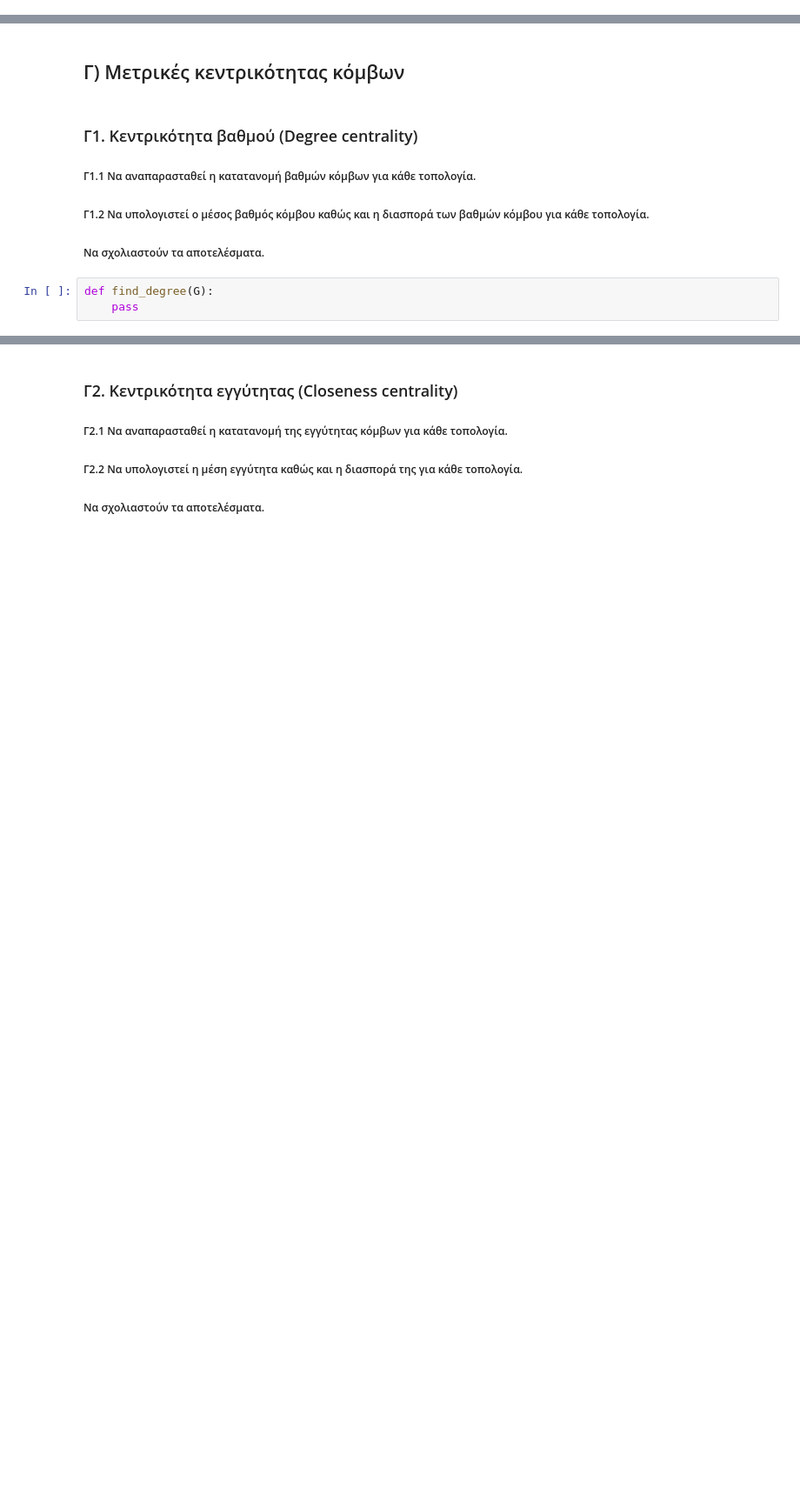
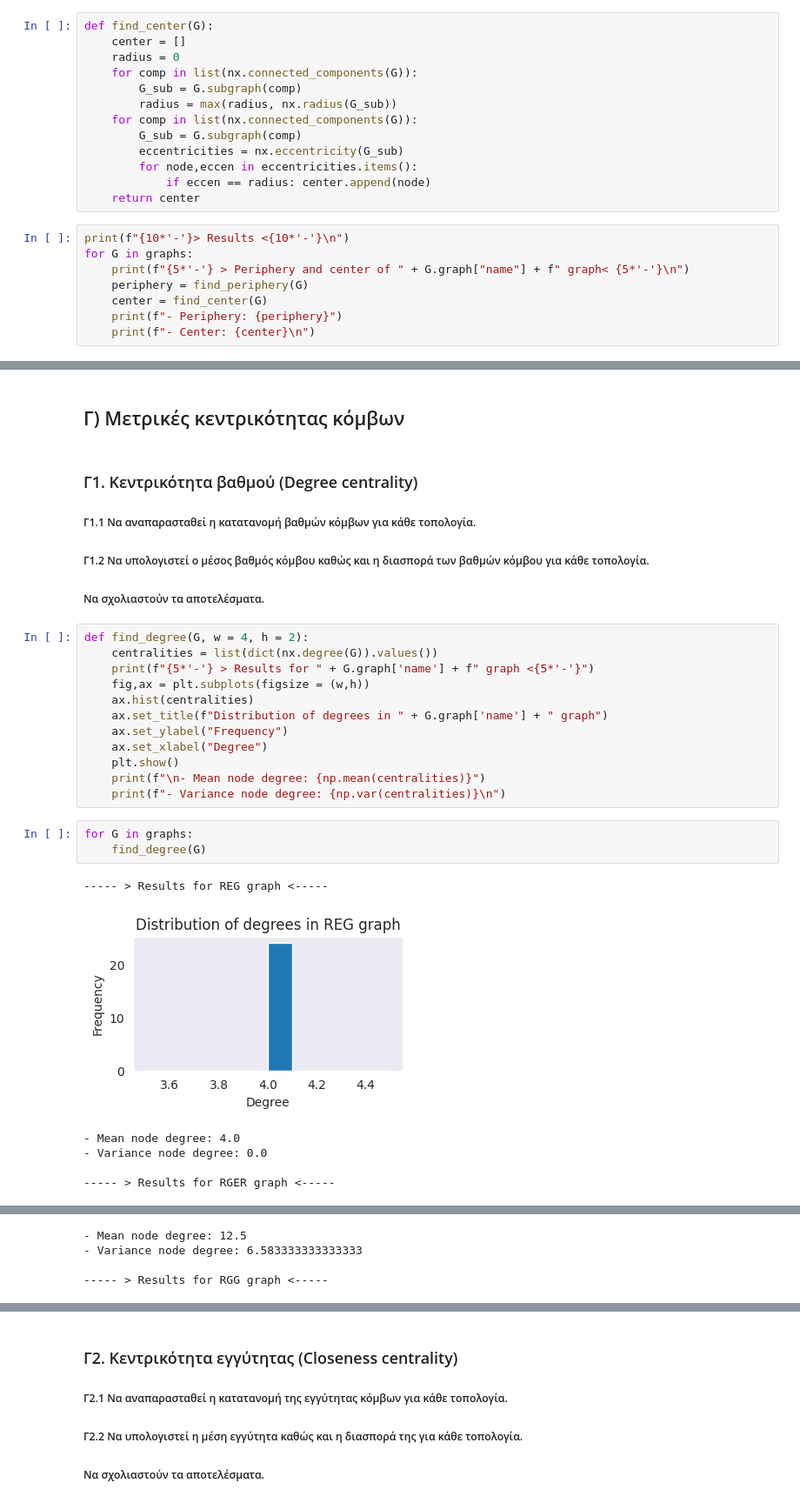
Before and after one commit to ChrisNick92/SocialNetworkAnalysis, a Jupyter notebook: project1/christosnikou_03400146.ipynb, the cells around one changed output, grey strips where cells are left out. Shown at 87% size. Drawn from its saved outputs; the diff is of its cells as text; blank space fills up the shorter version.

```diff
--- a/project1/christosnikou_03400146.ipynb
+++ b/project1/christosnikou_03400146.ipynb
@@ -400,0 +408,21 @@ def find_center(G):
+# %%
+def find_center(G):
+    center = []
+    radius = 0
+    for comp in list(nx.connected_components(G)):
+        G_sub = G.subgraph(comp)
+        radius = max(radius, nx.radius(G_sub))
+    for comp in list(nx.connected_components(G)):
+        G_sub = G.subgraph(comp)
+        eccentricities = nx.eccentricity(G_sub)
+        for node,eccen in eccentricities.items():
+            if eccen == radius: center.append(node)
+    return center
+# %%
+print(f"{10*'-'}> Results <{10*'-'}\n")
+for G in graphs:
+    print(f"{5*'-'} > Periphery and center of " + G.graph["name"] + f" graph< {5*'-'}\n")
+    periphery = find_periphery(G)
+    center = find_center(G)
+    print(f"- Periphery: {periphery}")
+    print(f"- Center: {center}\n")
@@ -405,6 +451,25 @@ def find_center(G):
 ##### Γ1.1 Να αναπαρασταθεί η κατατανομή βαθμών κόμβων για κάθε τοπολογία.
 ##### Γ1.2 Να υπολογιστεί ο μέσος βαθμός κόμβου καθώς και η διασπορά των βαθμών κόμβου για κάθε τοπολογία.
 ##### Να σχολιαστούν τα αποτελέσματα.
-# %%
-def find_degree(G):
-    pass
+# %%
+def find_degree(G, w = 4, h = 2):
+    centralities = list(dict(nx.degree(G)).values())
+    print(f"{5*'-'} > Results for " + G.graph['name'] + f" graph <{5*'-'}")
+    fig,ax = plt.subplots(figsize = (w,h))
+    ax.hist(centralities)
+    ax.set_title(f"Distribution of degrees in " + G.graph['name'] + " graph")
+    ax.set_ylabel("Frequency")
+    ax.set_xlabel("Degree")
+    plt.show()
+    print(f"\n- Mean node degree: {np.mean(centralities)}")
+    print(f"- Variance node degree: {np.var(centralities)}\n")
+# %%
+for G in graphs:
+    find_degree(G)
+# %% [output]
+----- > Results for REG graph <-----
+[figure, added]
+- Mean node degree: 4.0
+- Variance node degree: 0.0
+
+----- > Results for RGER graph <-----
@@ -410,0 +477,4 @@ def find_degree(G):
+- Mean node degree: 12.5
+- Variance node degree: 6.583333333333333
+
+----- > Results for RGG graph <-----
```
Also changed, not shown: parts of 18 cells of this notebook.
